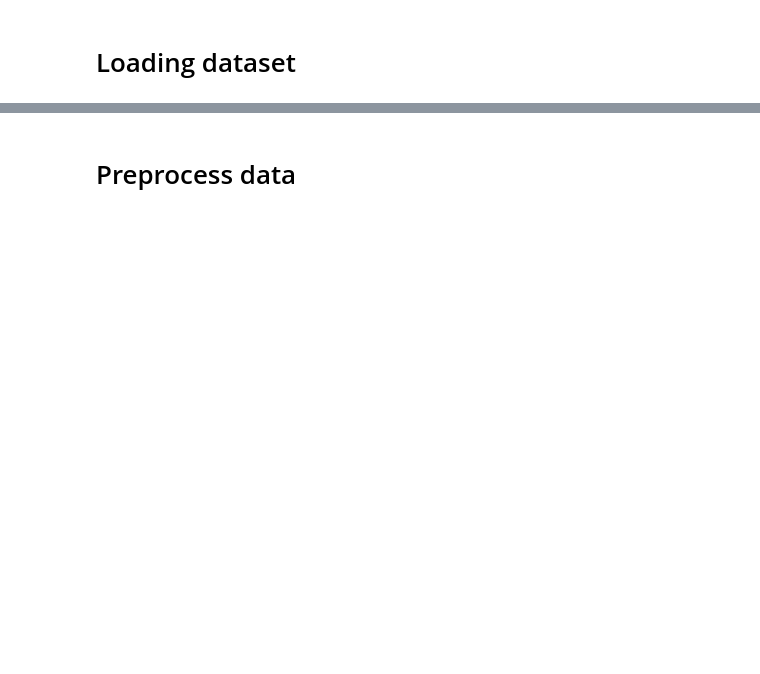
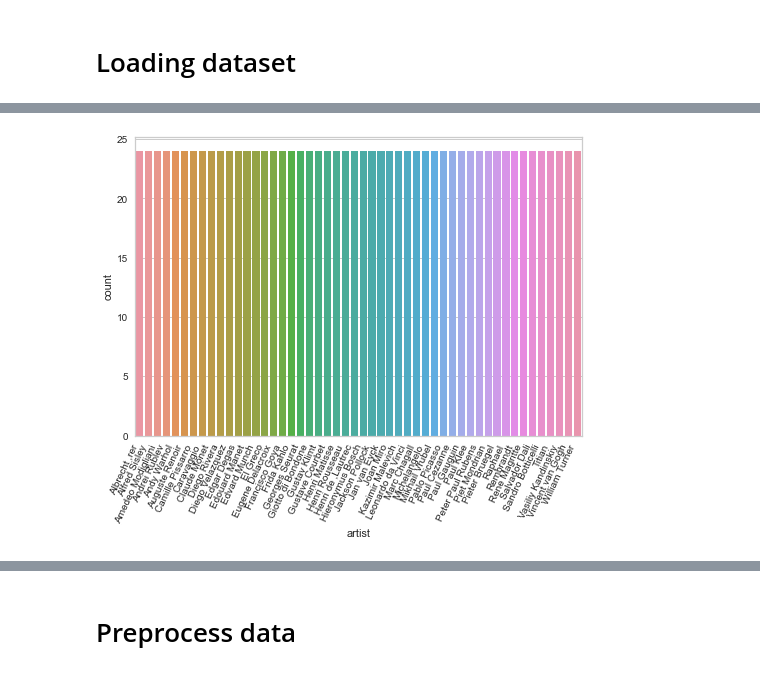
Before and after one commit to marlizana/art-project, a Jupyter notebook: import.ipynb, the cells around one changed output, grey strips where cells are left out. Cells and saved outputs as stored; diff of their text form; code cells hidden in the pictures; blank space fills up the shorter version.

```diff
--- a/import.ipynb
+++ b/import.ipynb
@@ -79,0 +126,7 @@ X = arts[:size]
+# %%
+df_under_samp = rand_under_sampling (df, 'artist')
+# %%
+artists_plot = sns.countplot(df_under_samp['artist'])
+_ = artists_plot.set_xticklabels(artists_plot.get_xticklabels(), rotation=65, horizontalalignment='right')
+# %% [output]
+[figure, added]
```
Also changed, not shown: parts of 50 cells of this notebook.
